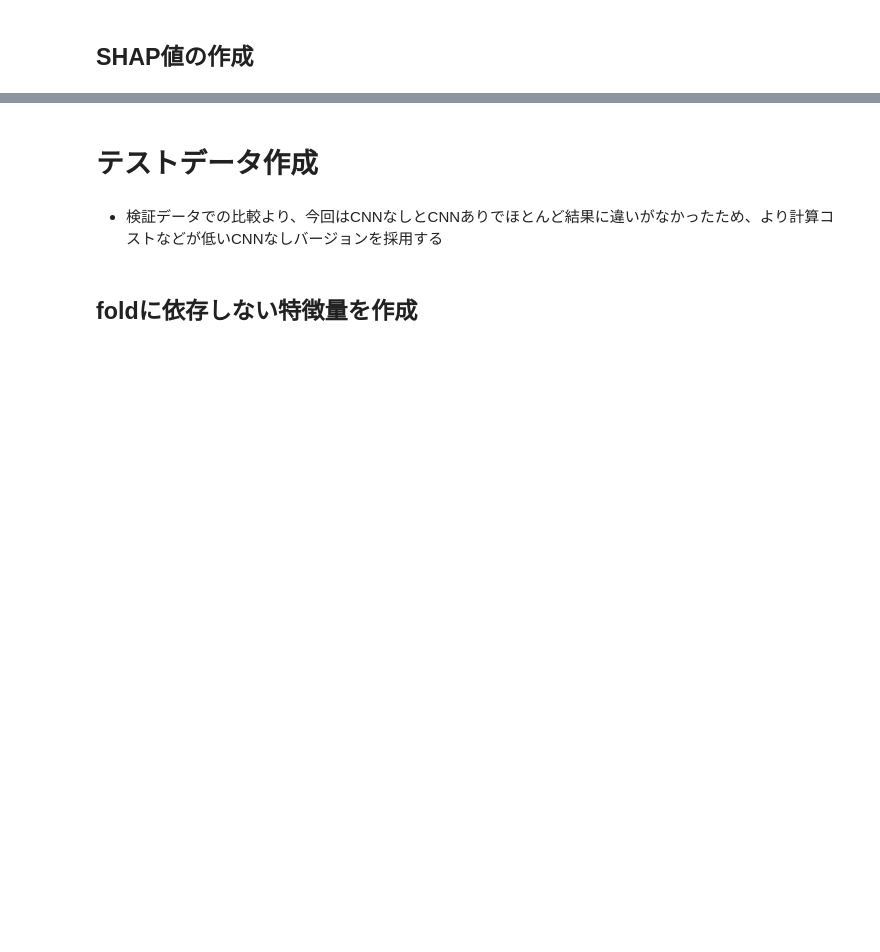
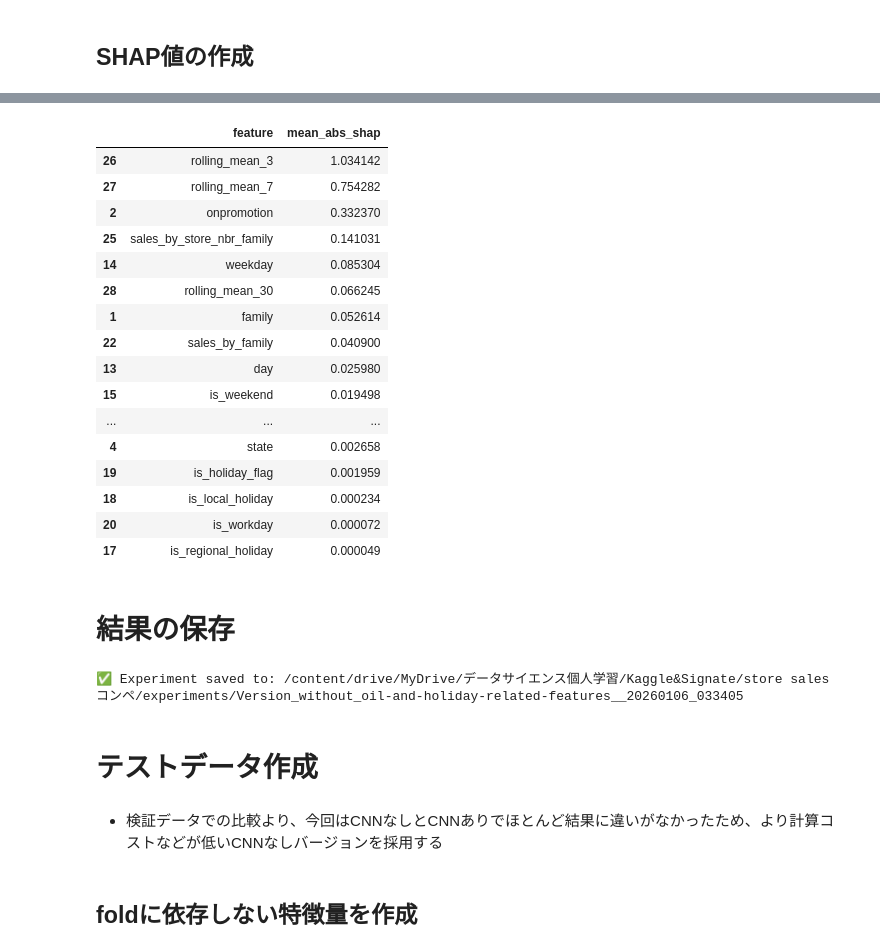
Before and after one commit to imaizumi0302/store_sales_prediction, a Jupyter notebook: store_sales_new.ipynb, the cells around one changed output, grey strips where cells are left out. Drawn from its saved outputs; the diff is of its cells as text; code cells hidden in the pictures; blank space fills up the shorter version.

```diff
--- a/store_sales_new.ipynb
+++ b/store_sales_new.ipynb
@@ -1985,3 +1988,39 @@ if shap_calculate:
+# %%
+shap_imp_df
+# %% [output]
+|  | feature | mean_abs_shap |
+| 26 | rolling_mean_3 | 1.034142 |
+| 27 | rolling_mean_7 | 0.754282 |
+| 2 | onpromotion | 0.332370 |
+| 25 | sales_by_store_nbr_family | 0.141031 |
+| 14 | weekday | 0.085304 |
+| 28 | rolling_mean_30 | 0.066245 |
+| 1 | family | 0.052614 |
+| 22 | sales_by_family | 0.040900 |
+| 13 | day | 0.025980 |
+| 15 | is_weekend | 0.019498 |
+| ... | ... | ... |
+| 4 | state | 0.002658 |
+| 19 | is_holiday_flag | 0.001959 |
+| 18 | is_local_holiday | 0.000234 |
+| 20 | is_workday | 0.000072 |
+| 17 | is_regional_holiday | 0.000049 |
+# %% [markdown]
+# 結果の保存
+# %%
+# 結果と条件の保存
+
+save_experiment(
+    exp_name="Version_without_oil-and-holiday-related-features_",
+    features=FEATURES,
+    params=params_without_cnn,
+    df_metrics=df_metrics_without_cnn,
+    df_imp_mean=df_imp_mean_without_cnn,
+    shap_imp_df=None,
+    use_cnn=False
+)
+# %% [output]
+✅ Experiment saved to: /content/drive/MyDrive/データサイエンス個人学習/Kaggle&Signate/store sales コンペ/experiments/Version_without_oil-and-holiday-related-features__20260106_033405
 # %% [markdown]
 # テストデータ作成
 # %% [markdown]
```
Also changed, not shown: parts of 16 cells of this notebook.
